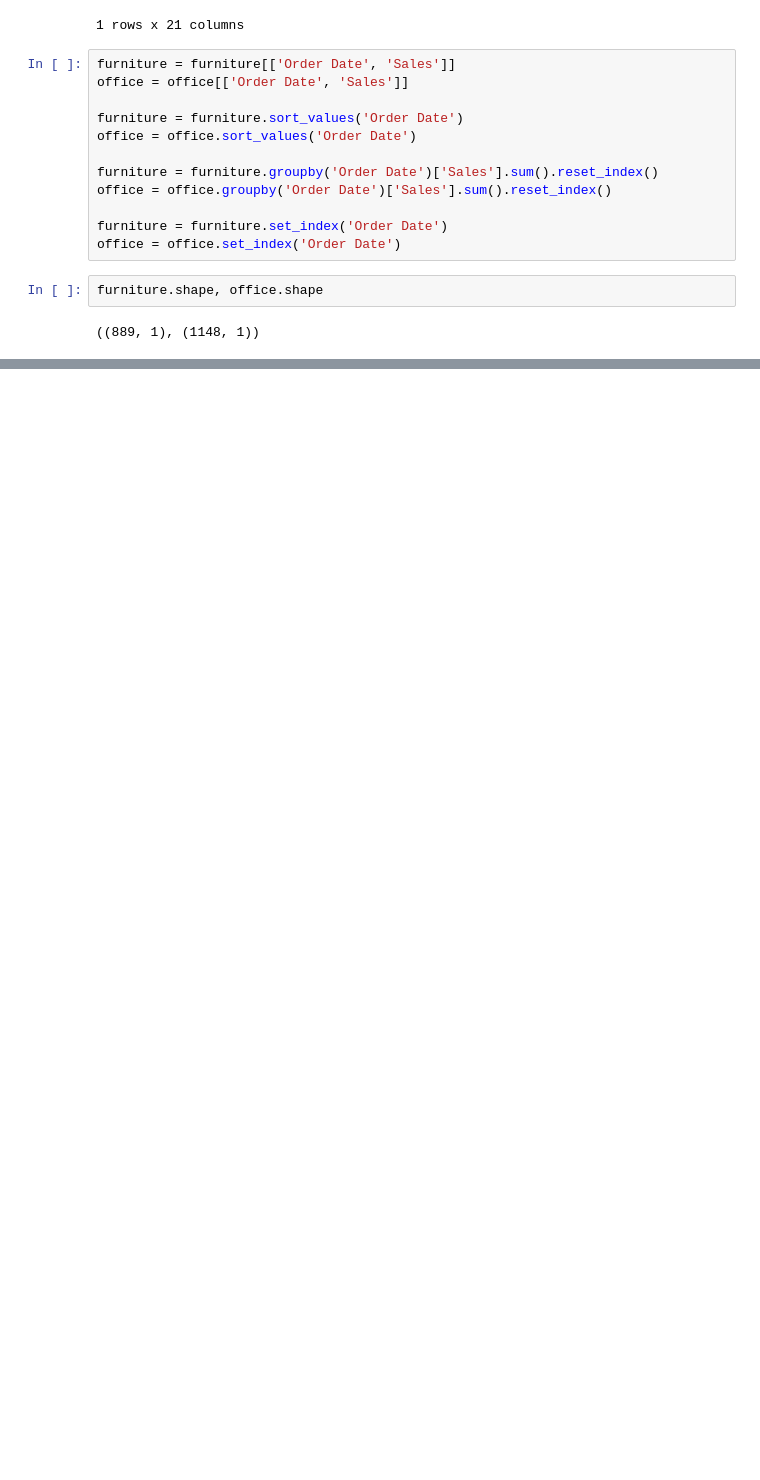
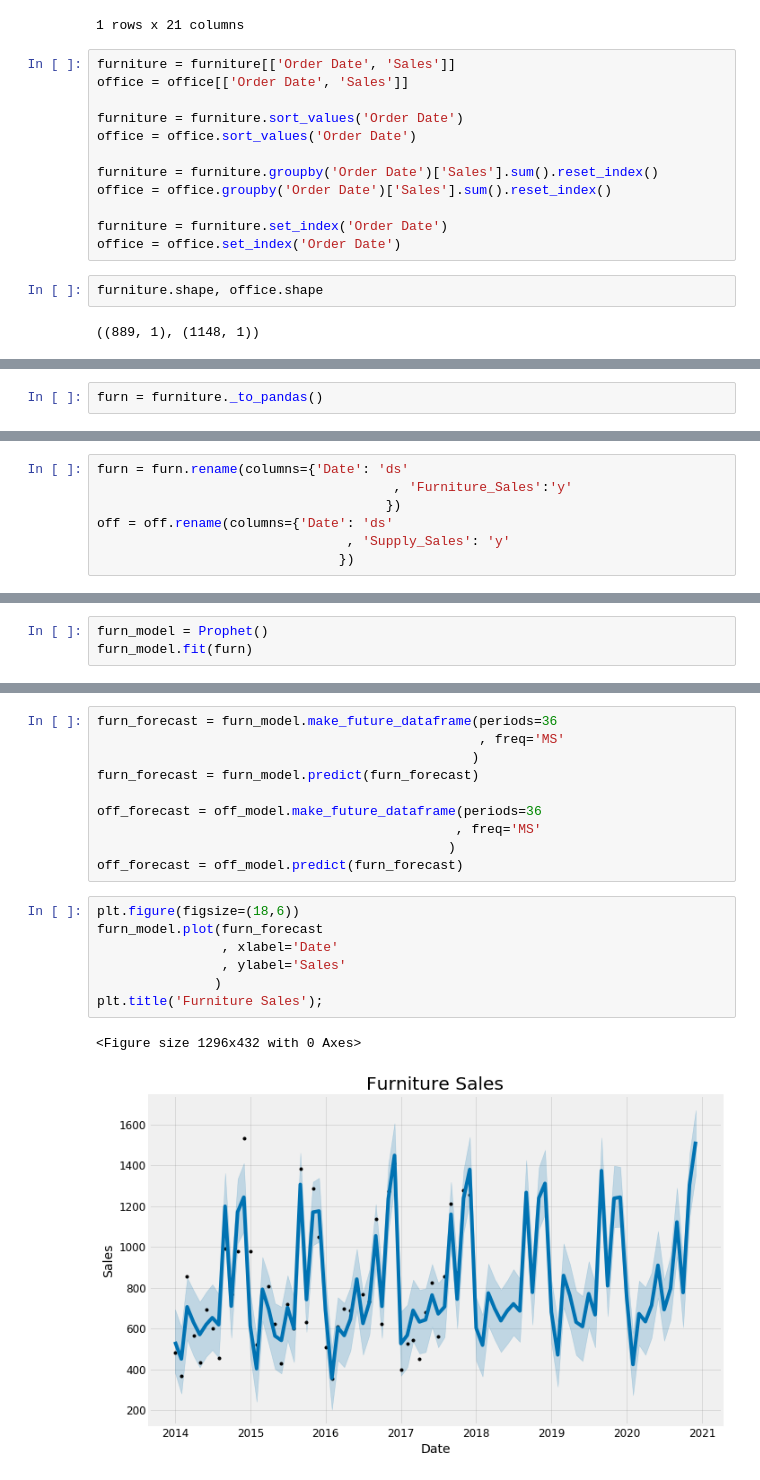
Before and after one commit to yuchild/time_series_ex1, a Jupyter notebook: Time_Series_Ex1.ipynb, the cells around one changed output, grey strips where cells are left out. Cells and saved outputs as stored; diff of their text form; blank space fills up the shorter version.

```diff
--- a/Time_Series_Ex1.ipynb
+++ b/Time_Series_Ex1.ipynb
@@ -337,0 +444,2 @@ furniture.shape, office.shape
+# %%
+furn = furniture._to_pandas()
@@ -337,0 +462,7 @@ furniture.shape, office.shape
+# %%
+furn = furn.rename(columns={'Date': 'ds'
+                                      , 'Furniture_Sales':'y'
+                                     })
+off = off.rename(columns={'Date': 'ds'
+                                , 'Supply_Sales': 'y'
+                               })
@@ -337,0 +493,3 @@ furniture.shape, office.shape
+# %%
+furn_model = Prophet()
+furn_model.fit(furn)
@@ -337,0 +507,20 @@ furniture.shape, office.shape
+# %%
+furn_forecast = furn_model.make_future_dataframe(periods=36
+                                                 , freq='MS'
+                                                )
+furn_forecast = furn_model.predict(furn_forecast)
+
+off_forecast = off_model.make_future_dataframe(periods=36
+                                              , freq='MS'
+                                             )
+off_forecast = off_model.predict(furn_forecast)
+# %%
+plt.figure(figsize=(18,6))
+furn_model.plot(furn_forecast
+                , xlabel='Date'
+                , ylabel='Sales'
+               )
+plt.title('Furniture Sales');
+# %% [output]
+<Figure size 1296x432 with 0 Axes>
+[figure, added]
```
Also changed, not shown: parts of 31 cells of this notebook.
